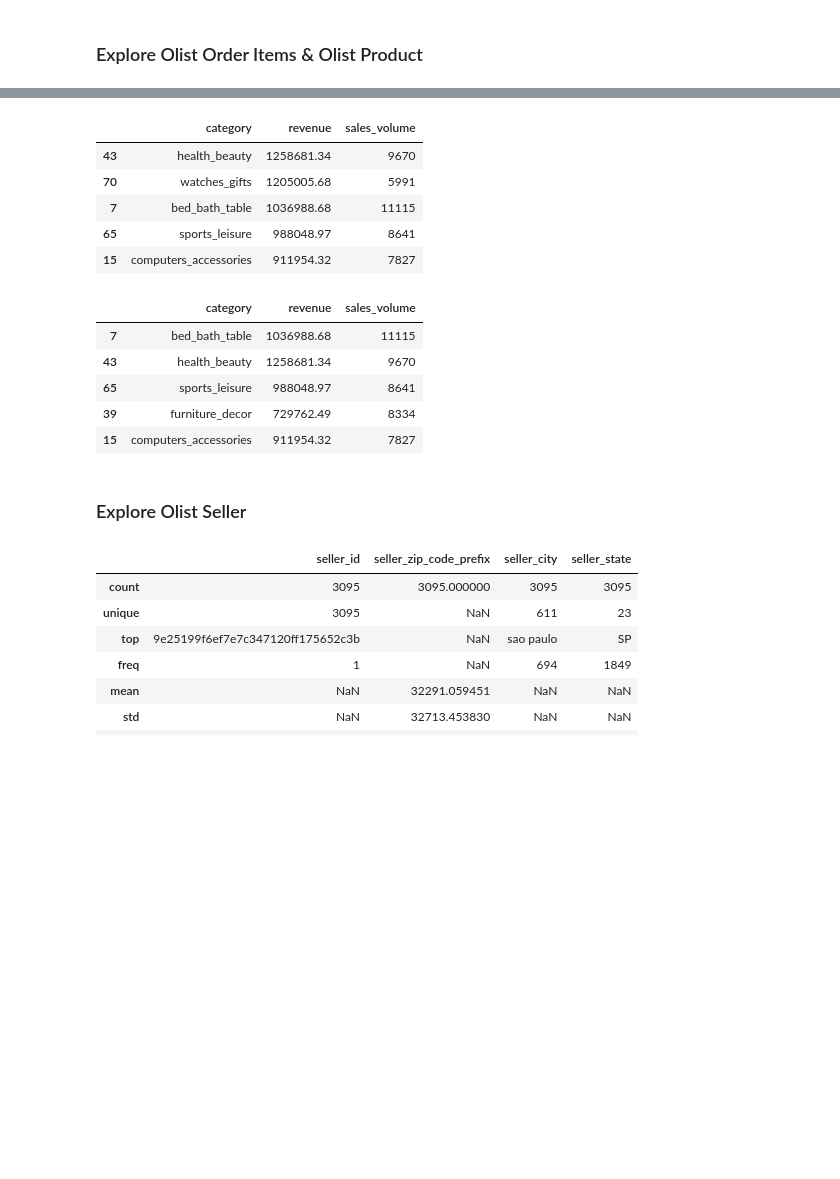
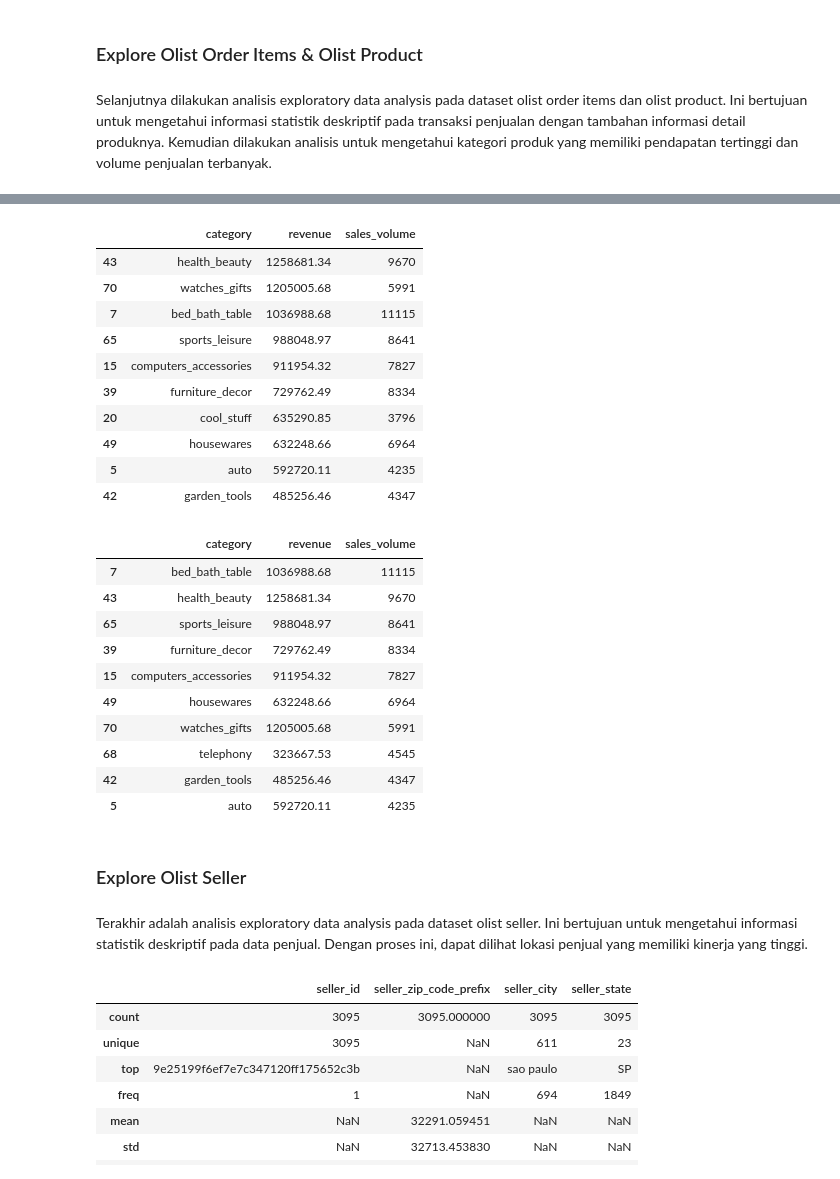
Before and after one commit to furqoncreative/BrazilianECommerceAnalytics, a Jupyter notebook: notebook.ipynb, the cells around one changed output, grey strips where cells are left out. Drawn from its saved outputs; the diff is of its cells as text; code cells hidden in the pictures; blank space fills up the shorter version.

```diff
--- a/notebook.ipynb
+++ b/notebook.ipynb
@@ -313,4 +439,6 @@ merged_olist_product.describe(include='all')
 | freq | 1 | 3029 | 3029 |
 # %% [markdown]
 ### Explore Olist Order Items & Olist Product
+# %% [markdown]
+Selanjutnya dilakukan analisis exploratory data analysis pada dataset olist order items dan olist product. Ini bertujuan untuk mengetahui informasi statistik deskriptif pada transaksi penjualan dengan tambahan informasi detail produknya. Kemudian dilakukan analisis untuk mengetahui kategori produk yang memiliki pendapatan tertinggi dan volume penjualan terbanyak.
 # %%
@@ -337,17 +470,28 @@ category_metrics = merged_olist_order_items.groupby('product_category_name_engli
 category_metrics.columns = ['category', 'revenue', 'sales_volume']
 # %%
+# Memndapatkan top 10 kategori berdasarkan pendapatan
 revenue_top = category_metrics.nlargest(10, 'revenue')
-revenue_top.head()
+
+# Menampilkan top 10 kategori berdasarkan pendapatan
+revenue_top.head(10)
 # %% [output]
 |  | category | revenue | sales_volume |
 | 43 | health_beauty | 1258681.34 | 9670 |
 | 70 | watches_gifts | 1205005.68 | 5991 |
 | 7 | bed_bath_table | 1036988.68 | 11115 |
 | 65 | sports_leisure | 988048.97 | 8641 |
 | 15 | computers_accessories | 911954.32 | 7827 |
+| 39 | furniture_decor | 729762.49 | 8334 |
+| 20 | cool_stuff | 635290.85 | 3796 |
+| 49 | housewares | 632248.66 | 6964 |
+| 5 | auto | 592720.11 | 4235 |
+| 42 | garden_tools | 485256.46 | 4347 |
 # %%
+# Memndapatkan top 10 kategori berdasarkan volume penjualan
 volume_top = category_metrics.nlargest(10, 'sales_volume')
-volume_top.head()
+
+# Menampilkan top 10 kategori berdasarkan volume penjualan
+volume_top.head(10)
 # %% [output]
 |  | category | revenue | sales_volume |
 | 7 | bed_bath_table | 1036988.68 | 11115 |
@@ -355,8 +499,15 @@ volume_top.head()
 | 65 | sports_leisure | 988048.97 | 8641 |
 | 39 | furniture_decor | 729762.49 | 8334 |
 | 15 | computers_accessories | 911954.32 | 7827 |
+| 49 | housewares | 632248.66 | 6964 |
+| 70 | watches_gifts | 1205005.68 | 5991 |
+| 68 | telephony | 323667.53 | 4545 |
+| 42 | garden_tools | 485256.46 | 4347 |
+| 5 | auto | 592720.11 | 4235 |
 # %% [markdown]
 ### Explore Olist Seller
+# %% [markdown]
+Terakhir adalah analisis exploratory data analysis pada dataset olist seller. Ini bertujuan untuk mengetahui informasi statistik deskriptif pada data penjual. Dengan proses ini, dapat dilihat lokasi penjual yang memiliki kinerja yang tinggi.
 # %%
 olist_seller_df.describe(include='all')
 # %% [output]
```
Also changed, not shown: parts of 56 cells of this notebook.
